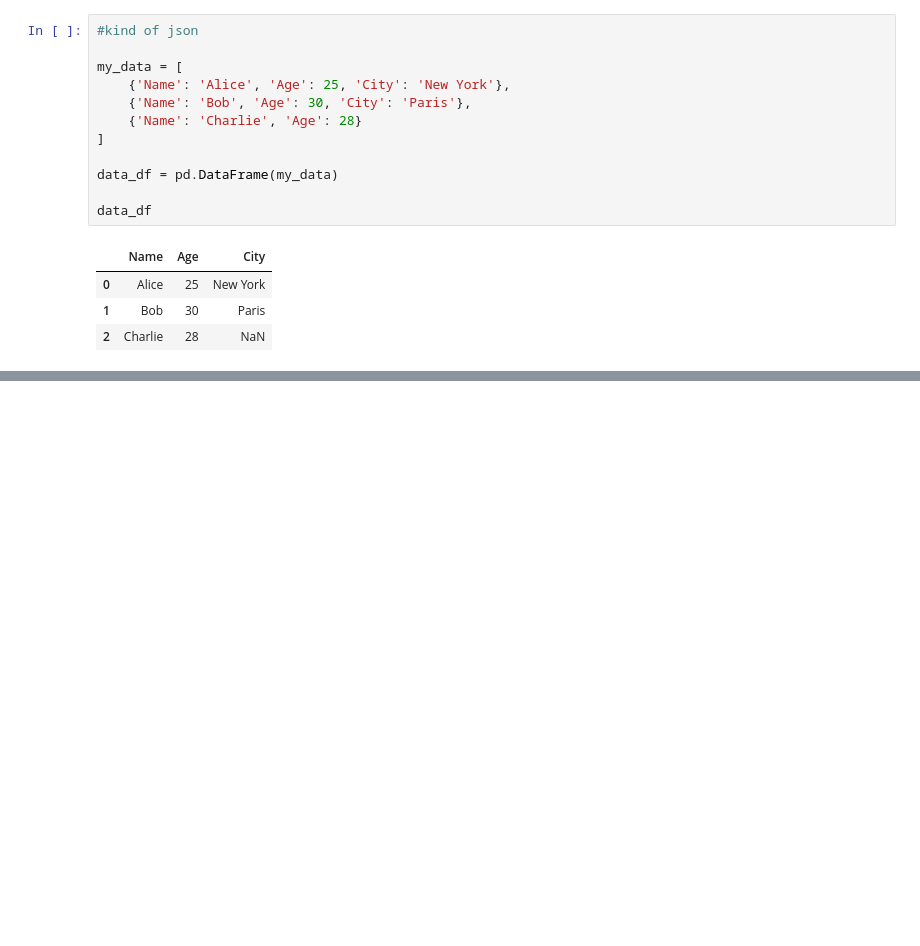
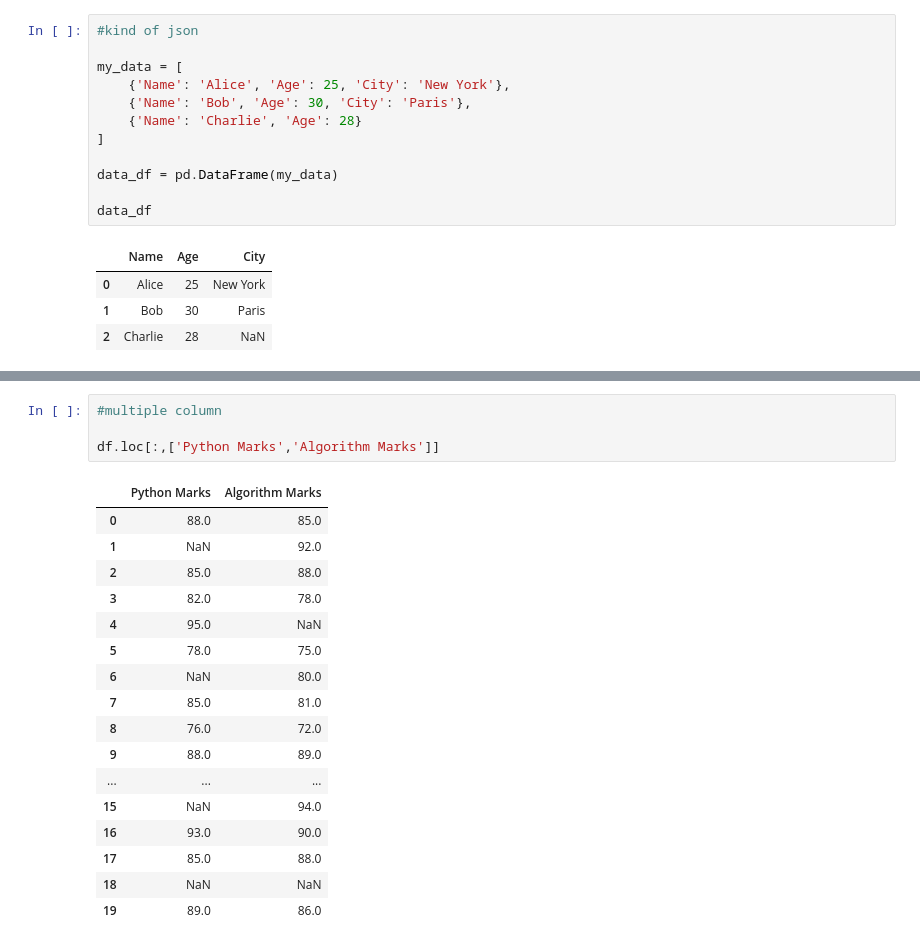
Before and after one commit to nafijur-rahaman/Data-Analysis-With-Python, a Jupyter notebook: Pandas/basic_panda.ipynb, the cells around one changed output, grey strips where cells are left out. Saved outputs shown, nothing was run; the diff lists cells and outputs as text; blank space fills up the shorter version.

```diff
--- a/Pandas/basic_panda.ipynb
+++ b/Pandas/basic_panda.ipynb
@@ -208,0 +302,22 @@ data_df
+# %%
+#multiple column
+
+df.loc[:,['Python Marks','Algorithm Marks']]
+# %% [output]
+|  | Python Marks | Algorithm Marks |
+| 0 | 88.0 | 85.0 |
+| 1 | NaN | 92.0 |
+| 2 | 85.0 | 88.0 |
+| 3 | 82.0 | 78.0 |
+| 4 | 95.0 | NaN |
+| 5 | 78.0 | 75.0 |
+| 6 | NaN | 80.0 |
+| 7 | 85.0 | 81.0 |
+| 8 | 76.0 | 72.0 |
+| 9 | 88.0 | 89.0 |
+| ... | ... | ... |
+| 15 | NaN | 94.0 |
+| 16 | 93.0 | 90.0 |
+| 17 | 85.0 | 88.0 |
+| 18 | NaN | NaN |
+| 19 | 89.0 | 86.0 |
```
Also changed, not shown: parts of 9 cells of this notebook.
